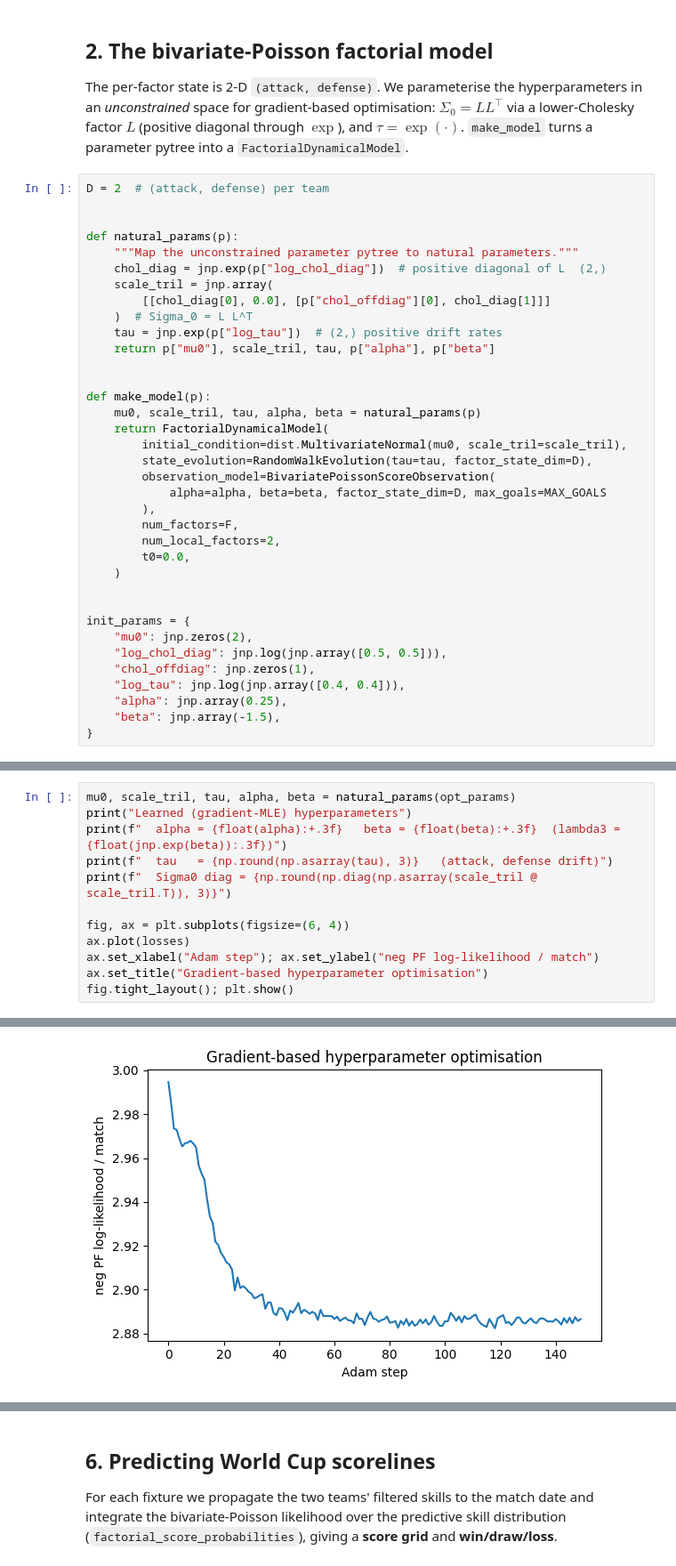
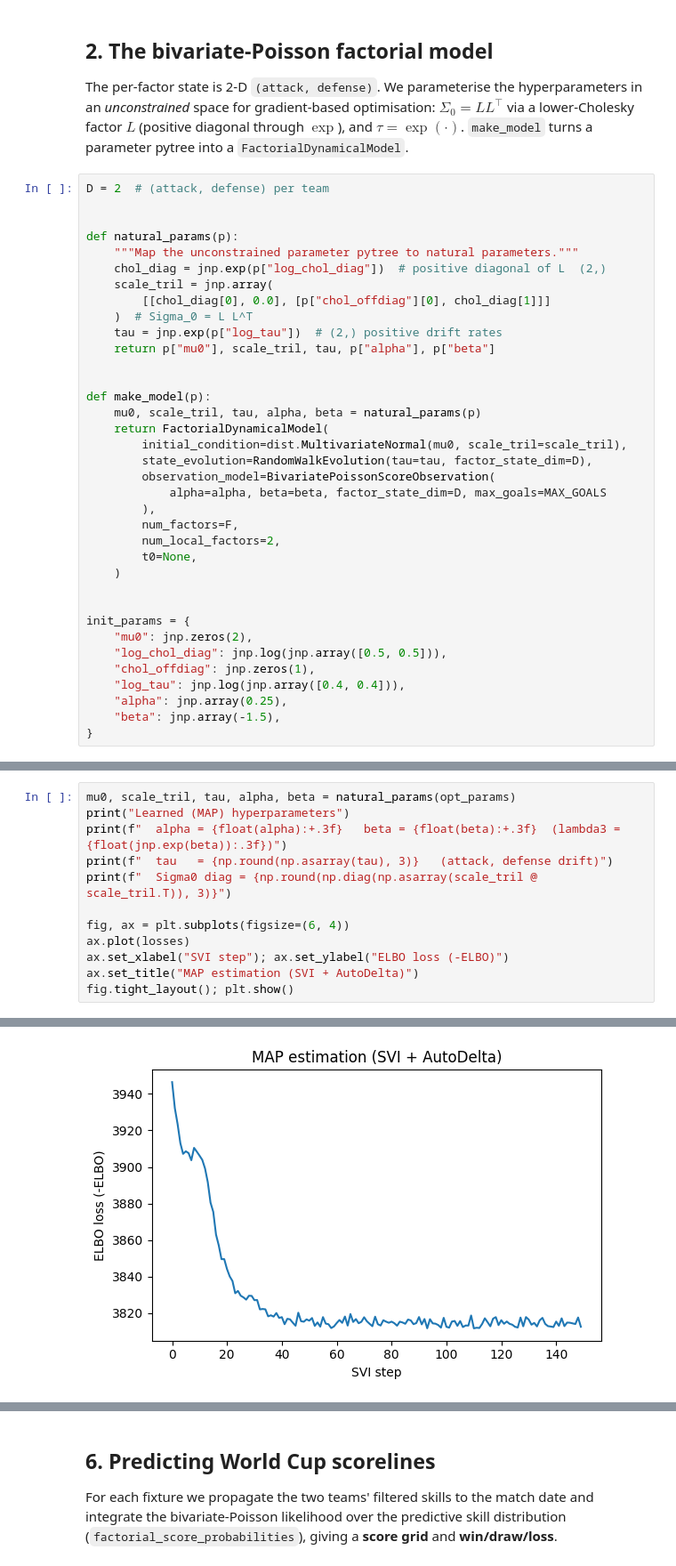
Before and after one commit to DanWaxman/dynestyx, a Jupyter notebook: docs/deep_dives/factorial_world_cup.ipynb, the cells around one changed output, grey strips where cells are left out. Shown at 89% size. Cells and saved outputs as stored; diff of their text form.

```diff
--- a/docs/deep_dives/factorial_world_cup.ipynb
+++ b/docs/deep_dives/factorial_world_cup.ipynb
@@ -129,7 +124,7 @@ def make_model(p):
         ),
         num_factors=F,
         num_local_factors=2,
-        t0=0.0,
+        t0=None,
     )
 
 
@@ -190,13 +174,13 @@ step 149   neg loglik / match = 2.8865
 # %%
 mu0, scale_tril, tau, alpha, beta = natural_params(opt_params)
-print("Learned (gradient-MLE) hyperparameters")
+print("Learned (MAP) hyperparameters")
 print(f"  alpha = {float(alpha):+.3f}   beta = {float(beta):+.3f}  (lambda3 = {float(jnp.exp(beta)):.3f})")
 print(f"  tau   = {np.round(np.asarray(tau), 3)}   (attack, defense drift)")
 print(f"  Sigma0 diag = {np.round(np.diag(np.asarray(scale_tril @ scale_tril.T)), 3)}")
 
 fig, ax = plt.subplots(figsize=(6, 4))
 ax.plot(losses)
-ax.set_xlabel("Adam step"); ax.set_ylabel("neg PF log-likelihood / match")
-ax.set_title("Gradient-based hyperparameter optimisation")
+ax.set_xlabel("SVI step"); ax.set_ylabel("ELBO loss (-ELBO)")
+ax.set_title("MAP estimation (SVI + AutoDelta)")
 fig.tight_layout(); plt.show()
 # %% [output]
@@ -207,4 +191,4 @@ Learned (gradient-MLE) hyperparameters
-[figure, old version]
+[figure, new version]
 # %% [markdown]
 ## 4. Filtering at the learned parameters: attack & defense ratings
 
```
Also changed, not shown: parts of 21 cells of this notebook.
